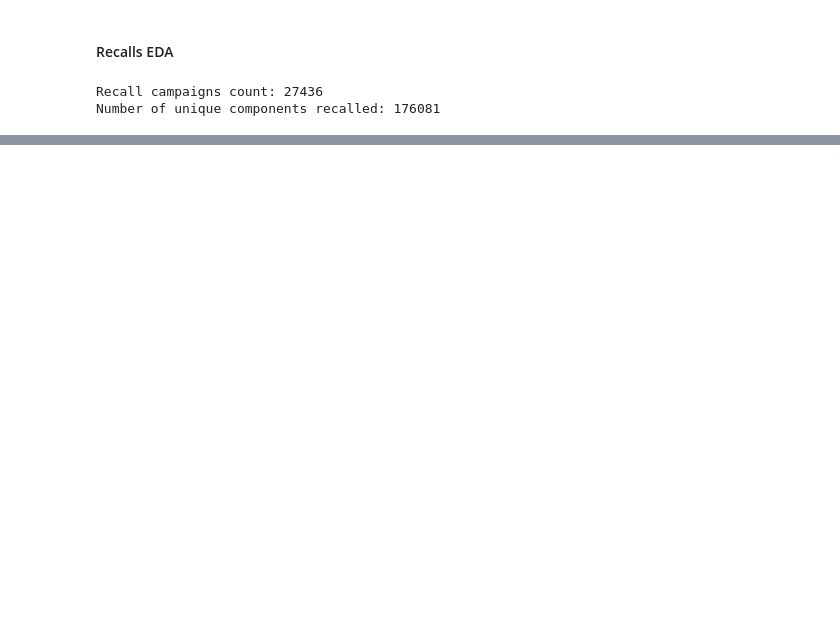
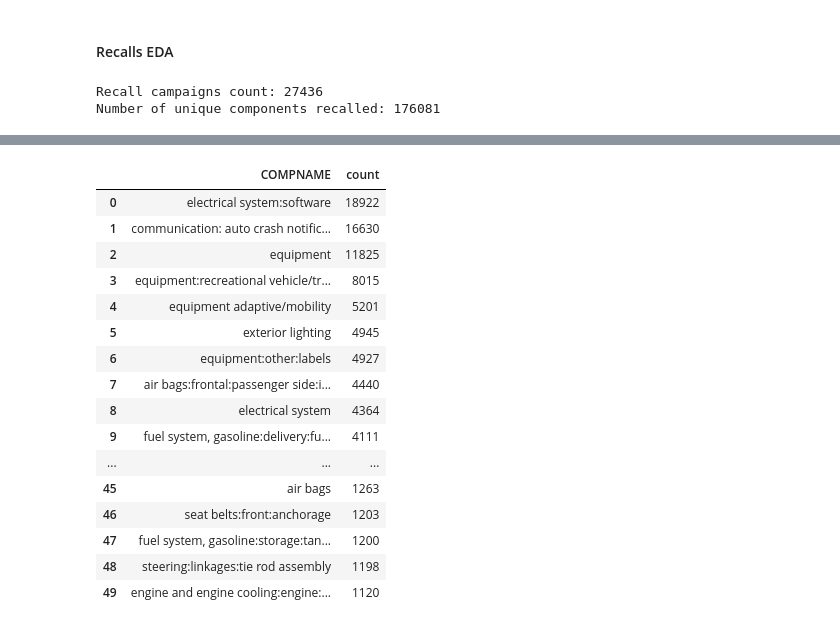
Before and after one commit to prithvidasgupta/si671, a Jupyter notebook: pm_parts_nb.ipynb, the cells around one changed output, grey strips where cells are left out. Saved outputs shown, nothing was run; the diff lists cells and outputs as text; code cells hidden in the pictures; blank space fills up the shorter version.

```diff
--- a/pm_parts_nb.ipynb
+++ b/pm_parts_nb.ipynb
@@ -152,0 +269,23 @@ recalls_mfr_count.sort_values(by="percentage_of_recalls", ascending=False)[:20]
+# %%
+# Get list of recall-prone components
+rcl_common_compnames = pd.DataFrame(recalls["COMPNAME"].value_counts(ascending=False)[:50]).reset_index()
+rcl_common_compnames.to_csv("./output/rcl_common_compnames.csv")
+rcl_common_compnames
+# %% [output]
+|  | COMPNAME | count |
+| 0 | electrical system:software | 18922 |
+| 1 | communication: auto crash notific... | 16630 |
+| 2 | equipment | 11825 |
+| 3 | equipment:recreational vehicle/tr... | 8015 |
+| 4 | equipment adaptive/mobility | 5201 |
+| 5 | exterior lighting | 4945 |
+| 6 | equipment:other:labels | 4927 |
+| 7 | air bags:frontal:passenger side:i... | 4440 |
+| 8 | electrical system | 4364 |
+| 9 | fuel system, gasoline:delivery:fu... | 4111 |
+| ... | ... | ... |
+| 45 | air bags | 1263 |
+| 46 | seat belts:front:anchorage | 1203 |
+| 47 | fuel system, gasoline:storage:tan... | 1200 |
+| 48 | steering:linkages:tie rod assembly | 1198 |
+| 49 | engine and engine cooling:engine:... | 1120 |
```
Also changed, not shown: parts of 17 cells of this notebook, 1 other file.
